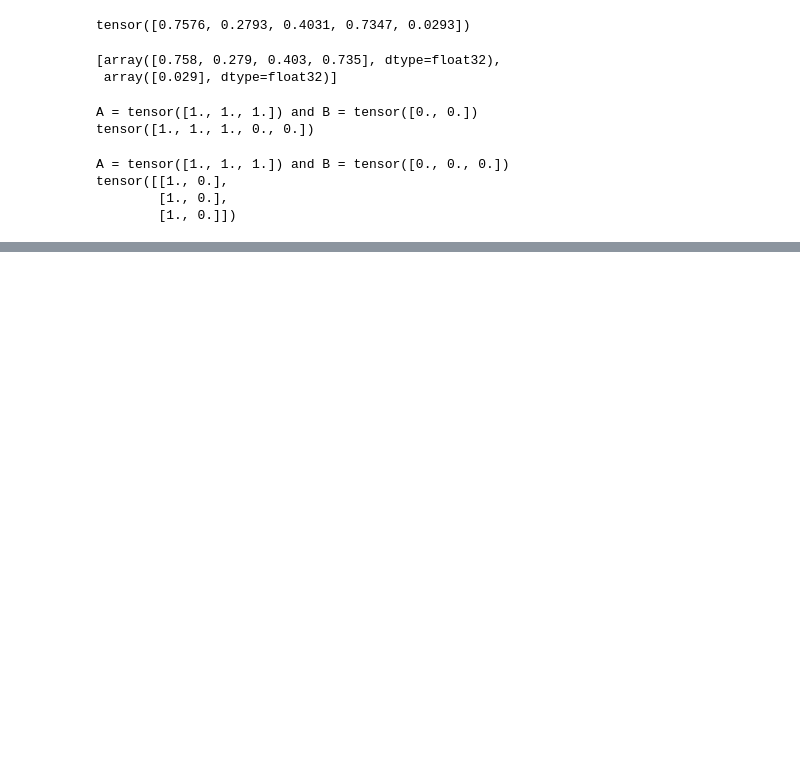
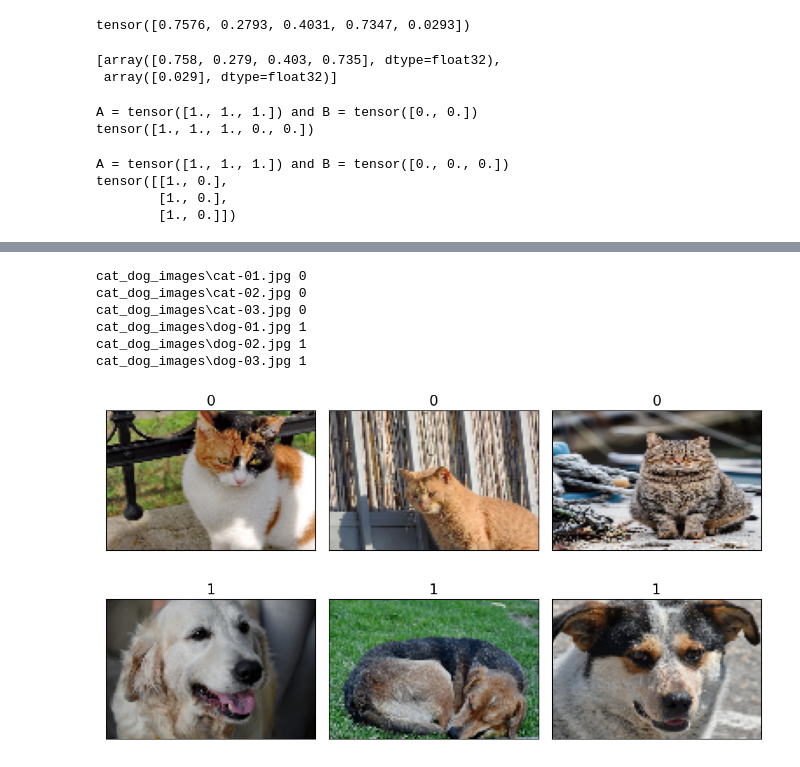
Before and after one commit to dusarp/Python-learning, a Jupyter notebook: machine learning/Raschka_ML_PyTorch_Scikit_learn/ch12/ch12_part1.ipynb, the cells around one changed output, grey strips where cells are left out. Saved outputs shown, nothing was run; the diff lists cells and outputs as text; code cells hidden in the pictures; blank space fills up the shorter version.

```diff
--- a/machine learning/Raschka_ML_PyTorch_Scikit_learn/ch12/ch12_part1.ipynb
+++ b/machine learning/Raschka_ML_PyTorch_Scikit_learn/ch12/ch12_part1.ipynb
@@ -226,0 +402,62 @@ tensor([[1., 0.],
+# %%
+class ImageDataset(Dataset):
+    def __init__(self, file_list, labels):
+        self.file_list = file_list
+        self.labels = labels
+
+    def __getitem__(self, index):
+        file = self.file_list[index]
+        label = self.labels[index]
+        return file, label
+
+    def __len__(self):
+        return len(self.labels)
+
+image_dataset = ImageDataset(file_list, labels)
+for file, label in image_dataset:
+    print(file, label)
+# %% [output]
+cat_dog_images\cat-01.jpg 0
+cat_dog_images\cat-02.jpg 0
+cat_dog_images\cat-03.jpg 0
+cat_dog_images\dog-01.jpg 1
+cat_dog_images\dog-02.jpg 1
+cat_dog_images\dog-03.jpg 1
+# %%
+import torchvision.transforms as transforms
+
+class ImageDataset(Dataset):
+    def __init__(self, file_list, labels, transform=None):
+        self.file_list = file_list
+        self.labels = labels
+        self.transform = transform
+    def __getitem__(self, index):
+        img = Image.open(self.file_list[index])
+        if self.transform is not None:
+            img = self.transform(img)
+        label = self.labels[index]
+        return img, label
+    def __len__(self):
+        return len(self.labels)
+
+img_height, img_width = 80, 120
+
+transform = transforms.Compose([
+    transforms.ToTensor(),
+    transforms.Resize((img_height, img_width)),
+])
+
+image_dataset = ImageDataset(file_list, labels, transform)
+# %%
+fig = plt.figure(figsize=(10, 6))
+for i, example in enumerate(image_dataset):
+    ax = fig.add_subplot(2, 3, i+1)
+    ax.set_xticks([]); ax.set_yticks([])
+    ax.imshow(example[0].numpy().transpose((1, 2, 0)))
+    ax.set_title(f'{example[1]}', size=15)
+
+plt.tight_layout()
+#plt.savefig('figures/12_04.pdf')
+plt.show()
+# %% [output]
+[figure, added]
```
Also changed, not shown: parts of 21 cells of this notebook, 7 other files.
